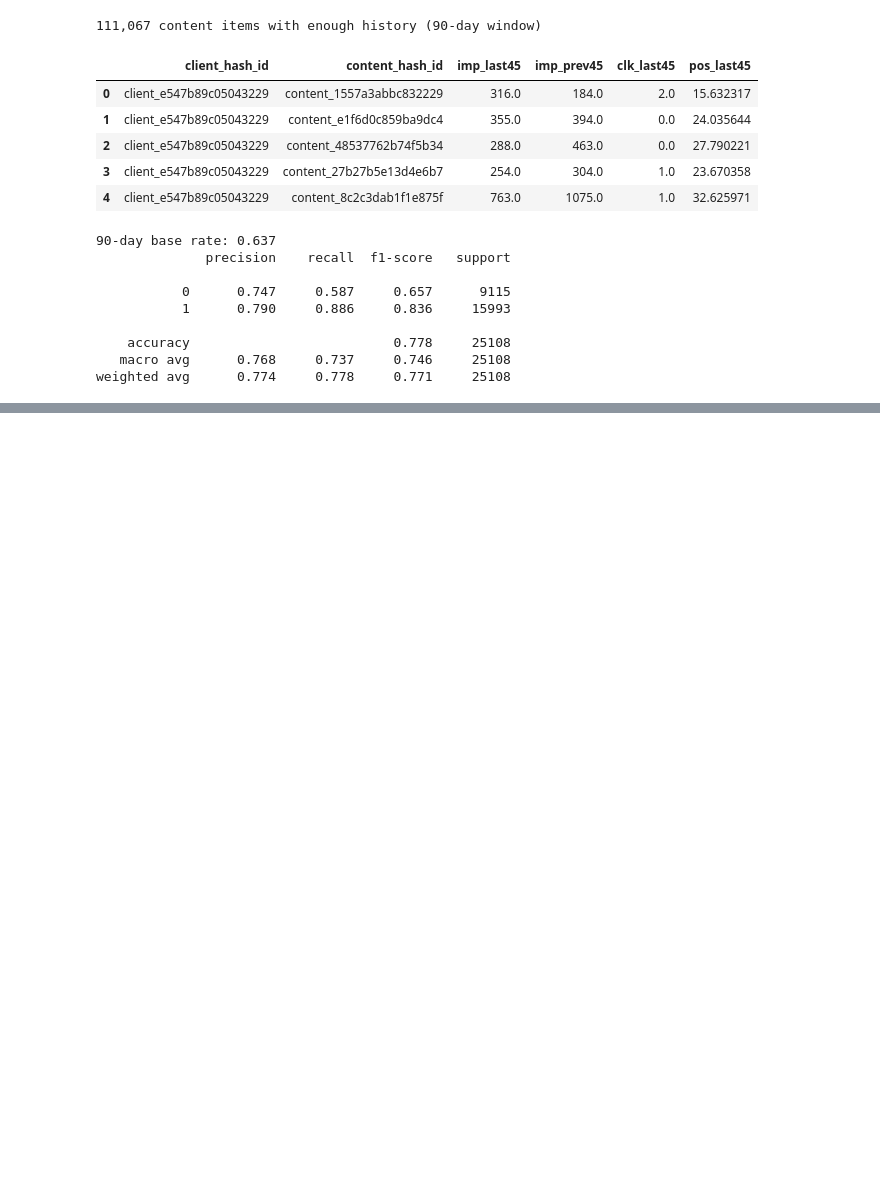
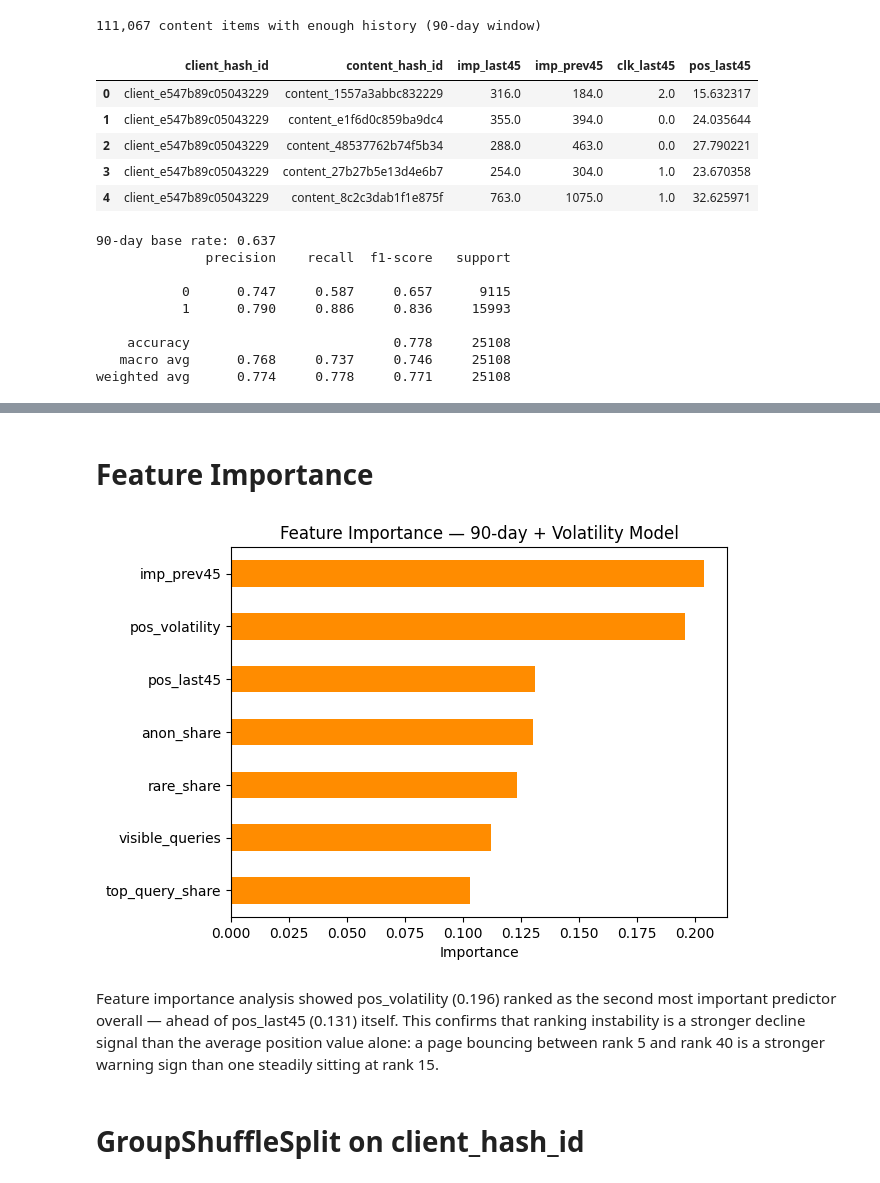
Before and after one commit to imatiq/ML_Internship, a Jupyter notebook: notebooks/03_working_with_the_full_release.ipynb, the cells around one changed output, grey strips where cells are left out. Saved outputs shown, nothing was run; the diff lists cells and outputs as text; code cells hidden in the pictures; blank space fills up the shorter version.

```diff
--- a/notebooks/03_working_with_the_full_release.ipynb
+++ b/notebooks/03_working_with_the_full_release.ipynb
@@ -283,0 +288,22 @@ weighted avg      0.774     0.778     0.771     25108
+# %%
+features_90d_v2 = con.sql(f"""
+    WITH bounds AS (
+        SELECT MAX(report_date) AS end_d FROM {TABLES['fact_daily']}
+    ),
+    windowed AS (
+        SELECT f.client_hash_id, f.content_hash_id,
+               SUM(CASE WHEN f.report_date >  b.end_d - INTERVAL 45 DAY THEN f.gsc_impressions ELSE 0 END) AS imp_last45,
+               SUM(CASE WHEN f.report_date <= b.end_d - INTERVAL 45 DAY THEN f.gsc_impressions ELSE 0 END) AS imp_prev45,
+               SUM(CASE WHEN f.report_date >  b.end_d - INTERVAL 45 DAY THEN f.gsc_clicks ELSE 0 END)      AS clk_last45,
+               AVG(CASE WHEN f.report_date >  b.end_d - INTERVAL 45 DAY THEN f.gsc_avg_position END)       AS pos_last45,
+               STDDEV(CASE WHEN f.report_date >  b.end_d - INTERVAL 45 DAY THEN f.gsc_avg_position END)    AS pos_volatility
+        FROM {TABLES['fact_daily']} f, bounds b
+        WHERE f.report_date > b.end_d - INTERVAL 90 DAY
+        GROUP BY 1, 2
+        HAVING imp_prev45 >= 150
+    )
+    SELECT * FROM windowed
+""").df()
+
+print(f'{len(features_90d_v2):,} content items with enough history (90-day + volatility)')
+features_90d_v2.head()
@@ -283,0 +318,14 @@ weighted avg      0.774     0.778     0.771     25108
+# %%
+data_90d_v2 = features_90d_v2.merge(qsignals, on='content_hash_id', how='left')
+
+data_90d_v2['is_declining'] = (data_90d_v2['imp_last45'] < 0.8 * data_90d_v2['imp_prev45']).astype(int)
+
+feature_cols_v2 = ['imp_prev45', 'pos_last45', 'pos_volatility', 'visible_queries', 'rare_share', 'anon_share', 'top_query_share']
+model_data_v2 = data_90d_v2.dropna(subset=feature_cols_v2)
+Xv2, yv2 = model_data_v2[feature_cols_v2], model_data_v2['is_declining']
+
+X_tr_v2, X_te_v2, y_tr_v2, y_te_v2 = train_test_split(Xv2, yv2, test_size=0.25, random_state=42, stratify=yv2)
+model_v2 = RandomForestClassifier(n_estimators=200, random_state=42, n_jobs=-1).fit(X_tr_v2, y_tr_v2)
+
+print(f'base rate: {max(y_te_v2.mean(), 1 - y_te_v2.mean()):.3f}')
+print(classification_report(y_te_v2, model_v2.predict(X_te_v2), digits=3))
@@ -283,0 +342,17 @@ weighted avg      0.774     0.778     0.771     25108
+# %% [markdown]
+# Feature **Importance**
+# %%
+import pandas as pd
+import matplotlib.pyplot as plt
+
+feature_cols_v2 = ['imp_prev45', 'pos_last45', 'pos_volatility', 'visible_queries', 'rare_share', 'anon_share', 'top_query_share']
+importance = pd.Series(model_v2.feature_importances_, index=feature_cols_v2).sort_values()
+importance.plot(kind="barh", title="Feature Importance — 90-day + Volatility Model", color="darkorange")
+plt.xlabel("Importance")
+plt.show()
+# %% [output]
+[figure, added]
+# %% [markdown]
+Feature importance analysis showed pos_volatility (0.196) ranked as the second most important predictor overall — ahead of pos_last45 (0.131) itself. This confirms that ranking instability is a stronger decline signal than the average position value alone: a page bouncing between rank 5 and rank 40 is a stronger warning sign than one steadily sitting at rank 15.
+# %% [markdown]
+# GroupShuffleSplit on **client_hash_id**
```
Also changed, not shown: parts of 7 cells of this notebook.
